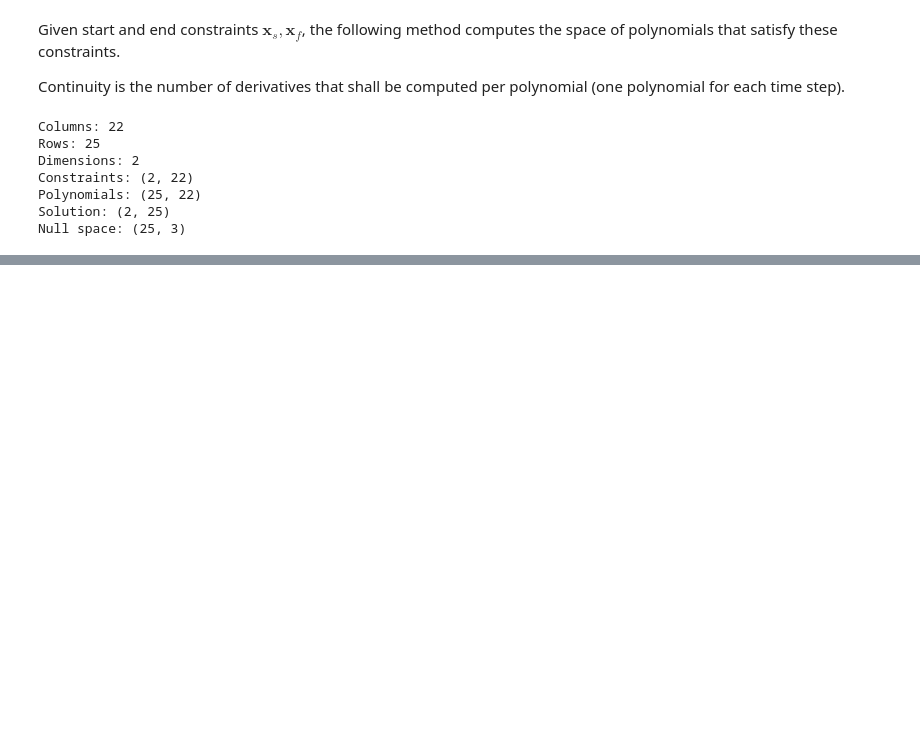
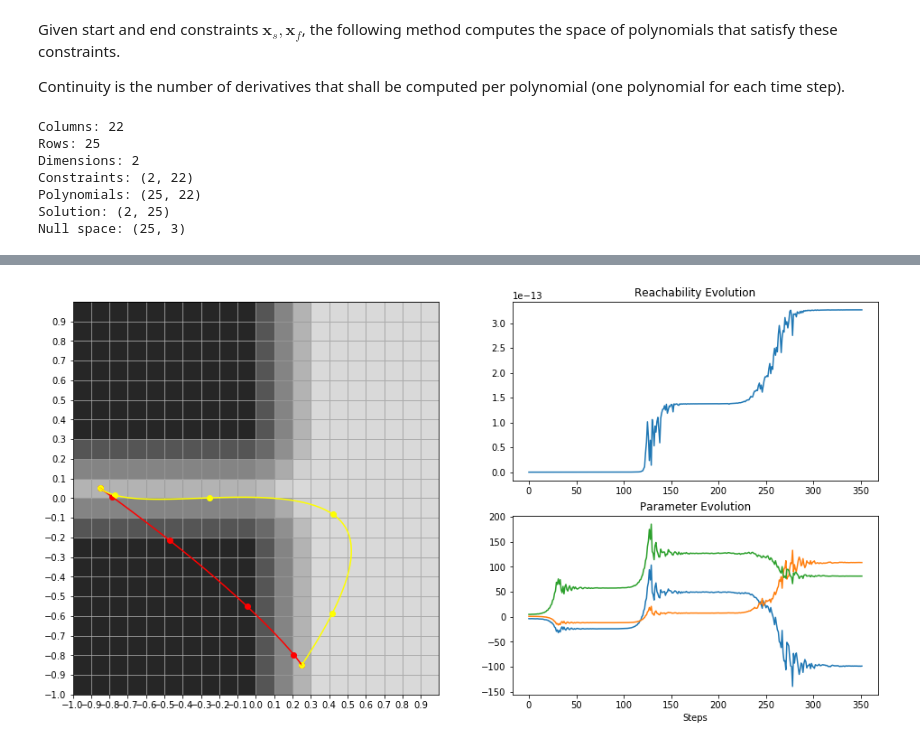
Before and after one commit to pnvyshnav/smap_PD, a Jupyter notebook: stats/Min Snap Trajectory.ipynb, the cells around one changed output, grey strips where cells are left out. Saved outputs shown, nothing was run; the diff lists cells and outputs as text; code cells hidden in the pictures; blank space fills up the shorter version.

```diff
--- a/stats/Min Snap Trajectory.ipynb
+++ b/stats/Min Snap Trajectory.ipynb
@@ -460,0 +638,83 @@ UCB: -0.081686744968
+# %%
+fig = plt.figure(figsize=(16,8))
+import matplotlib.gridspec as gridspec
+gs = gridspec.GridSpec(2, 2)
+ax = fig.add_subplot(gs[:2, :1])
+
+ax2 = fig.add_subplot(gs[0, 1])
+ax2.set_title("Reachability Evolution")
+ax3 = fig.add_subplot(gs[1, 1])
+ax3.set_title("Parameter Evolution")
+ax3.set_xlabel("Steps")
+
+plot_world(ax)
+
+param = 10 * (np.random.rand(free.shape[1], 1) - 0.5)
+sol = solution + free.dot(param).T
+_, xs, xdots = trajectory_curve(sol[0,:].reshape((-1, dd)))
+_, ys, ydots = trajectory_curve(sol[1,:].reshape((-1, dd)))
+ax.plot(xs, ys, color="red")
+ax.scatter(xdots, ydots, color="red", zorder=2)
+
+param_evolution = []
+reach_evolution = []
+
+def reachability(solution):
+    global reach_evolution
+
+    _, xs, _ = trajectory_curve(solution[0,:].reshape((-1, dd)))
+    _, ys, _ = trajectory_curve(solution[1,:].reshape((-1, dd)))
+
+    occupied = set()
+    for x, y in zip(xs, ys):
+        i = int((x - xmin) / voxel_size)
+        j = int((y - ymin) / voxel_size)
+        if i < 0 or j < 0 or i >= xdim or j >= ydim:
+            return -1000
+        occupied.add((i, j))
+
+    reach = 1.
+    for (i, j) in occupied:
+        mean, std = world[i][j]
+        reach *= 1. - mean
+
+    reach_evolution.append(reach)
+    return reach
+
+def smooth_reachability(solution):
+    global reach_evolution
+
+    _, xs, _ = trajectory_curve(solution[0,:].reshape((-1, dd)))
+    _, ys, _ = trajectory_curve(solution[1,:].reshape((-1, dd)))
+
+    reach = 1.
+    for x, y in zip(xs, ys):
+        mean, std = estimate_map(x, y)
+        reach *= 1. - mean
+
+    reach_evolution.append(reach)
+    return reach
+
+def best_reachability(param):
+    global param_evolution
+    param_evolution.append(param)
+    sol = solution + free.dot(np.array(param)).T
+    return -smooth_reachability(sol)
+
+res = minimize(best_reachability, param, method='Nelder-Mead', options={'xtol': 1e-15, 'disp': True, 'maxiter': 200})
+# minimizer_kwargs = {"method": "Powell"}
+# res = scipy.optimize.basinhopping(best_reachability, param, minimizer_kwargs=minimizer_kwargs, niter=100, stepsize=10)
+
+ax2.plot(reach_evolution)
+param_evolution = np.array(param_evolution)
+for d in range(free.shape[1]):
+    ax3.plot(param_evolution[:, d])
+
+print res
+r = np.array(res.x)
+sol = solution + free.dot(r).T
+_, xs, xdots = trajectory_curve(sol[0,:].reshape((-1, dd)))
+_, ys, ydots = trajectory_curve(sol[1,:].reshape((-1, dd)))
+ax.plot(xs, ys, color="yellow")
+ax.scatter(xdots, ydots, color="yellow", zorder=2)
+# %% [output]
@@ -460,0 +730 @@ UCB: -0.081686744968
+[figure, added]
```
Also changed, not shown: parts of 8 cells of this notebook, 1 other file.
